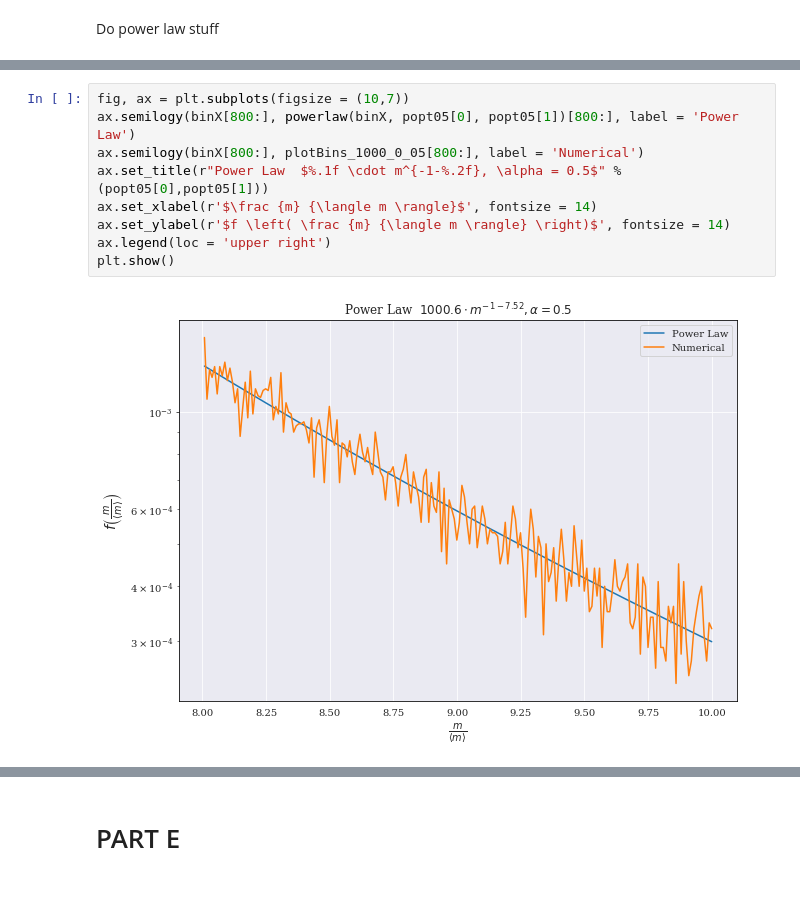
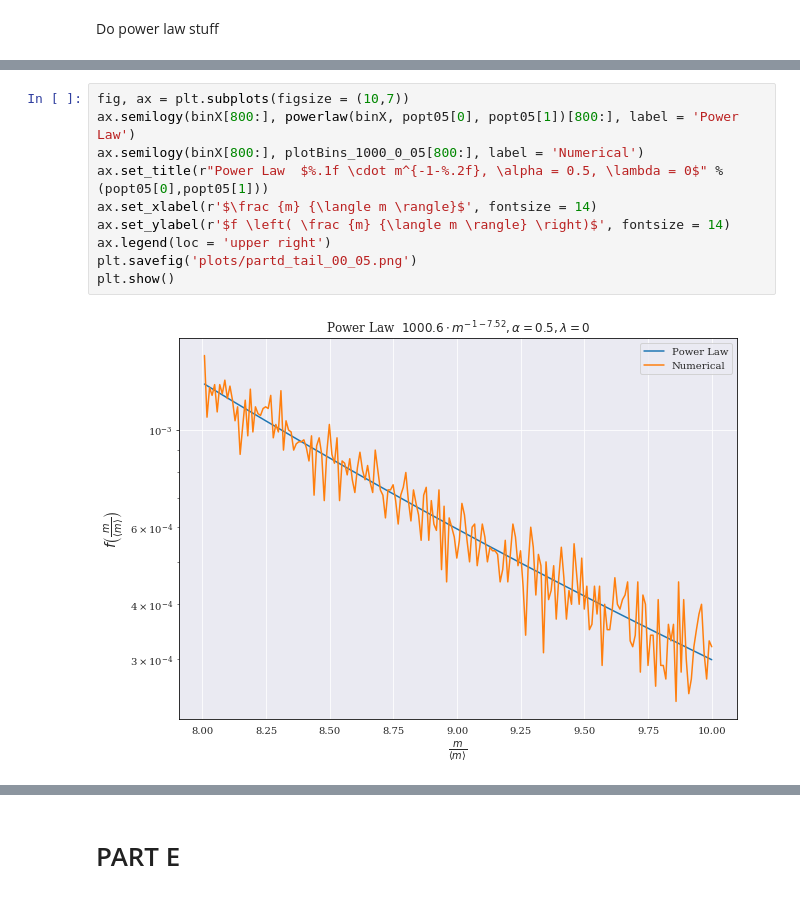
Before and after one commit to marbjo/FYS4150, a Jupyter notebook: Project5/proj5notebook.ipynb, the cells around one changed output, grey strips where cells are left out. Saved outputs shown, nothing was run; the diff lists cells and outputs as text.

Commit message:
final plots

```diff
--- a/Project5/proj5notebook.ipynb
+++ b/Project5/proj5notebook.ipynb
@@ -479,14 +494,15 @@ print(err20)
 # %%
 fig, ax = plt.subplots(figsize = (10,7))
 ax.semilogy(binX[800:], powerlaw(binX, popt05[0], popt05[1])[800:], label = 'Power Law')
 ax.semilogy(binX[800:], plotBins_1000_0_05[800:], label = 'Numerical')
-ax.set_title(r"Power Law  $%.1f \cdot m^{-1-%.2f}, \alpha = 0.5$" %(popt05[0],popt05[1]))
+ax.set_title(r"Power Law  $%.1f \cdot m^{-1-%.2f}, \alpha = 0.5, \lambda = 0$" %(popt05[0],popt05[1]))
 ax.set_xlabel(r'$\frac {m} {\langle m \rangle}$', fontsize = 14)
 ax.set_ylabel(r'$f \left( \frac {m} {\langle m \rangle} \right)$', fontsize = 14)
 ax.legend(loc = 'upper right')
+plt.savefig('plots/partd_tail_00_05.png')
 plt.show()
 # %% [output]
-[figure, old version]
+[figure, new version]
 # %%
 fig, ax = plt.subplots(figsize = (10,7))
 ax.semilogy(binX[800:], powerlaw(binX, popt10[0], popt10[1])[800:], label = 'Power Law')
```
Also changed, not shown: parts of 51 cells of this notebook, 42 other files.
